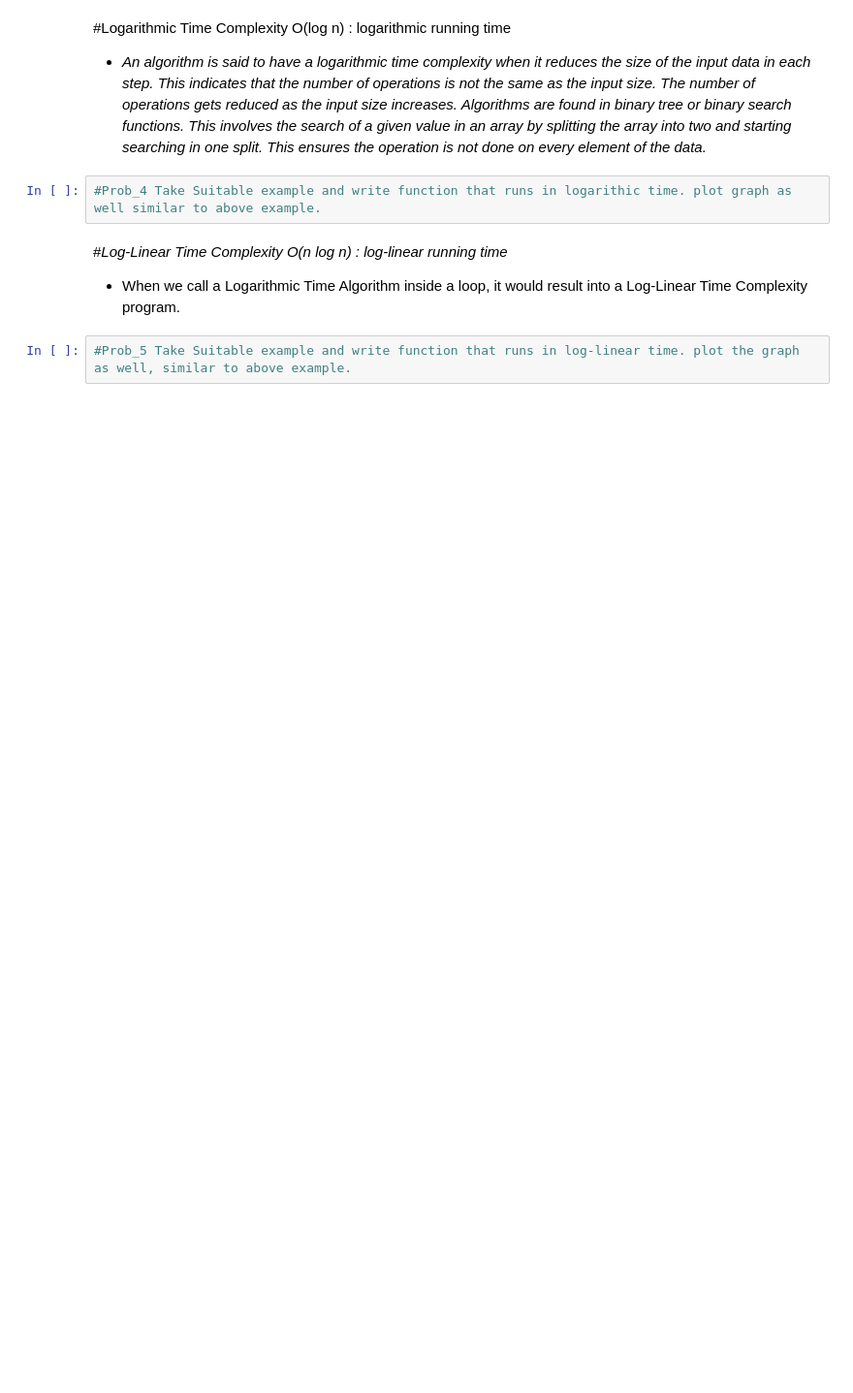
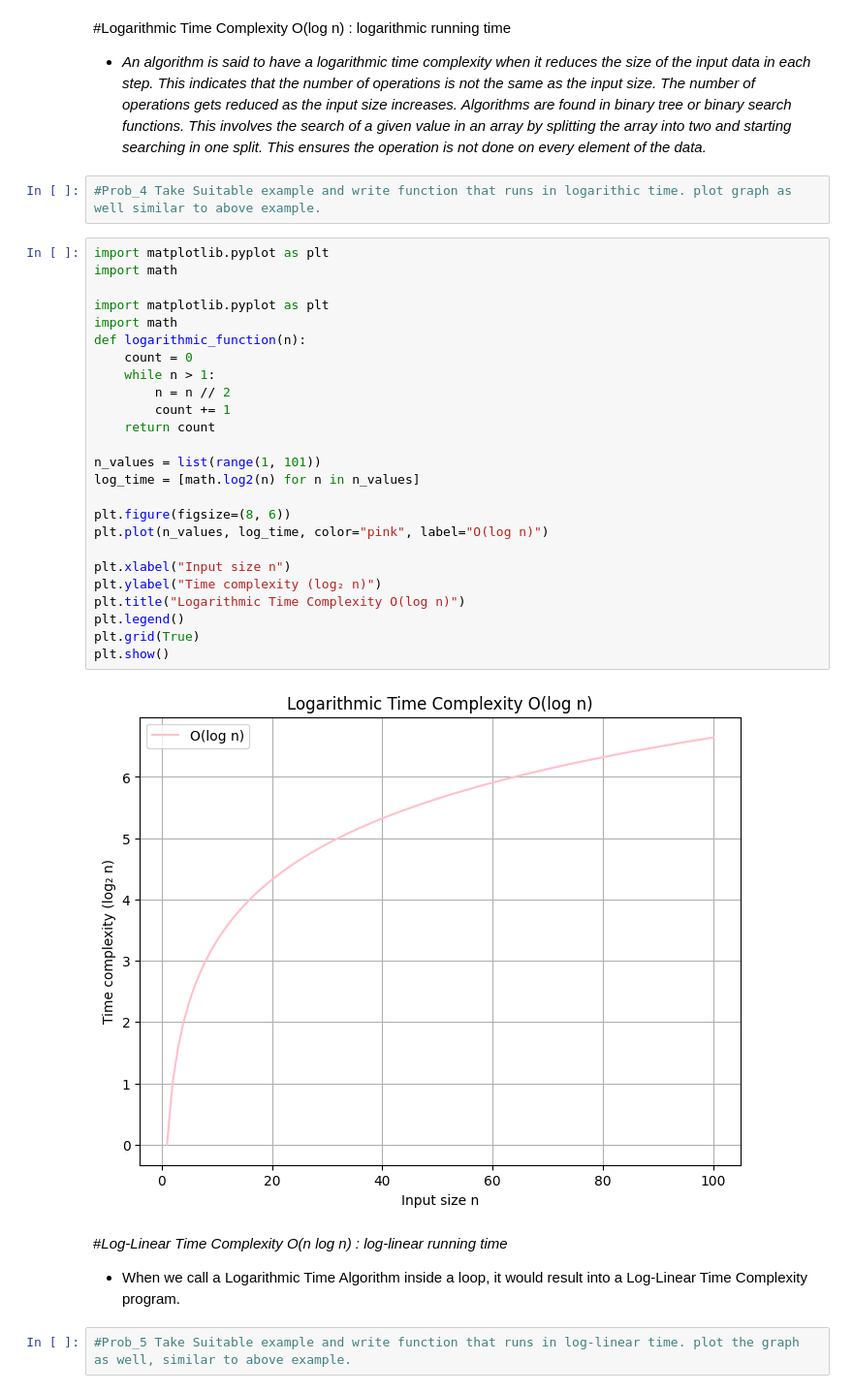
Before and after one commit to krishlall07/algo-lab, a Jupyter notebook: Lab_3_Growth_of_function.ipynb, the cells around one changed output. Shown at 97% size. Drawn from its saved outputs; the diff is of its cells as text; blank space fills up the shorter version.

```diff
--- a/Lab_3_Growth_of_function.ipynb
+++ b/Lab_3_Growth_of_function.ipynb
@@ -119,6 +126,33 @@ plt.show()
 - *An algorithm is said to have a logarithmic time complexity when it reduces the size of the input data in each step. This indicates that the number of operations is not the same as the input size. The number of operations gets reduced as the input size increases. Algorithms are found in binary tree or binary search functions. This involves the search of a given value in an array by splitting the array into two and starting searching in one split. This ensures the operation is not done on every element of the data.*
 # %%
 #Prob_4 Take Suitable example and write function that runs in logarithic time. plot graph as well similar to above example.
+# %%
+import matplotlib.pyplot as plt
+import math
+
+import matplotlib.pyplot as plt
+import math
+def logarithmic_function(n):
+    count = 0
+    while n > 1:
+        n = n // 2
+        count += 1
+    return count
+
+n_values = list(range(1, 101))
+log_time = [math.log2(n) for n in n_values]
+
+plt.figure(figsize=(8, 6))
+plt.plot(n_values, log_time, color="pink", label="O(log n)")
+
+plt.xlabel("Input size n")
+plt.ylabel("Time complexity (log₂ n)")
+plt.title("Logarithmic Time Complexity O(log n)")
+plt.legend()
+plt.grid(True)
+plt.show()
+# %% [output]
+[figure, added]
 # %% [markdown]
 #*Log-Linear Time Complexity O(n log n) : log-­linear running time*
 
```
Also changed, not shown: parts of 6 cells of this notebook.
